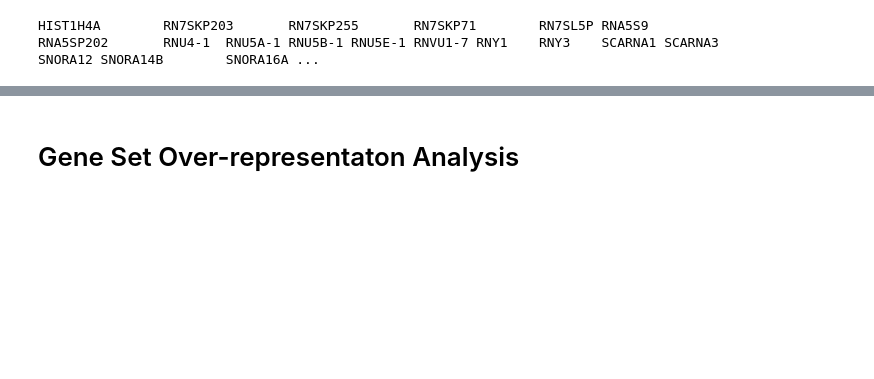
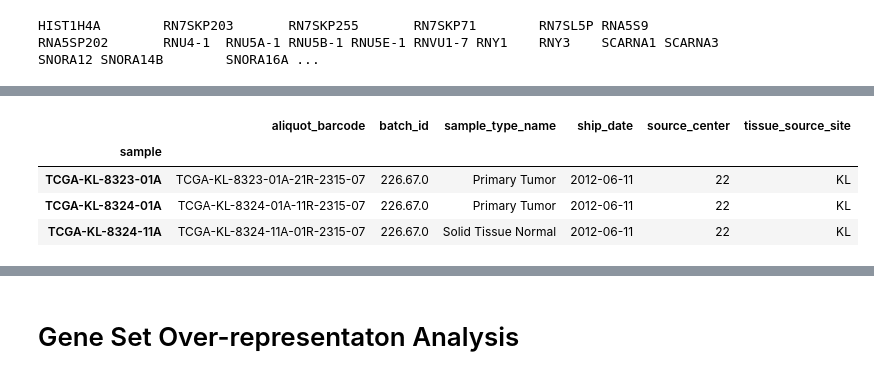
Before and after one commit to ozolotareva/unpast_paper, a Jupyter notebook: notebooks/all_cancers_TCGA_recurrent_biclusters.ipynb, the cells around one changed output, grey strips where cells are left out. Drawn from its saved outputs; the diff is of its cells as text; code cells hidden in the pictures; blank space fills up the shorter version.

```diff
--- a/notebooks/all_cancers_TCGA_recurrent_biclusters.ipynb
+++ b/notebooks/all_cancers_TCGA_recurrent_biclusters.ipynb
@@ -542,0 +535,17 @@ for bic_id in pancan.loc[cluster_id,"biclusters"]:
+# %%
+# data download from https://bioinformatics.mdanderson.org/MQA/
+dfs = []
+for f in os.listdir(batch_dir):
+    if not "." in f:
+        df = pd.read_csv(batch_dir+f+"/current/original/batches.tsv",sep ="\t")
+        df["sample"] = df["aliquot_barcode"].apply(lambda x : "-".join(x.split("-")[:4]))
+        df.set_index("sample",inplace=True)
+        dfs.append(df)
+dfs = pd.concat(dfs)
+dfs.head(3)
+# %% [output]
+|  | aliquot_barcode | batch_id | sample_type_name | ship_date | source_center | tissue_source_site |
+| sample |  |  |  |  |  |  |
+| TCGA-KL-8323-01A | TCGA-KL-8323-01A-21R-2315-07 | 226.67.0 | Primary Tumor | 2012-06-11 | 22 | KL |
+| TCGA-KL-8324-01A | TCGA-KL-8324-01A-11R-2315-07 | 226.67.0 | Primary Tumor | 2012-06-11 | 22 | KL |
+| TCGA-KL-8324-11A | TCGA-KL-8324-11A-01R-2315-07 | 226.67.0 | Solid Tissue Normal | 2012-06-11 | 22 | KL |
```
Also changed, not shown: parts of 40 cells of this notebook.
